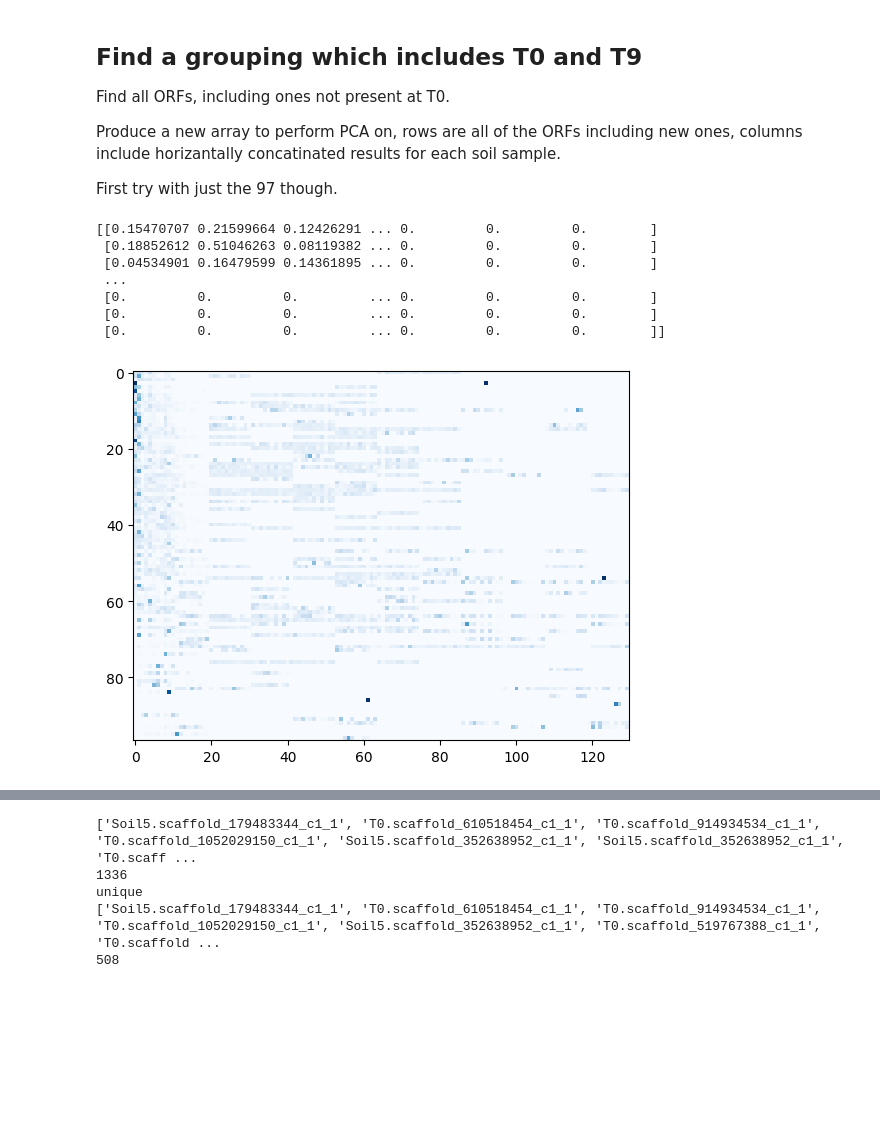
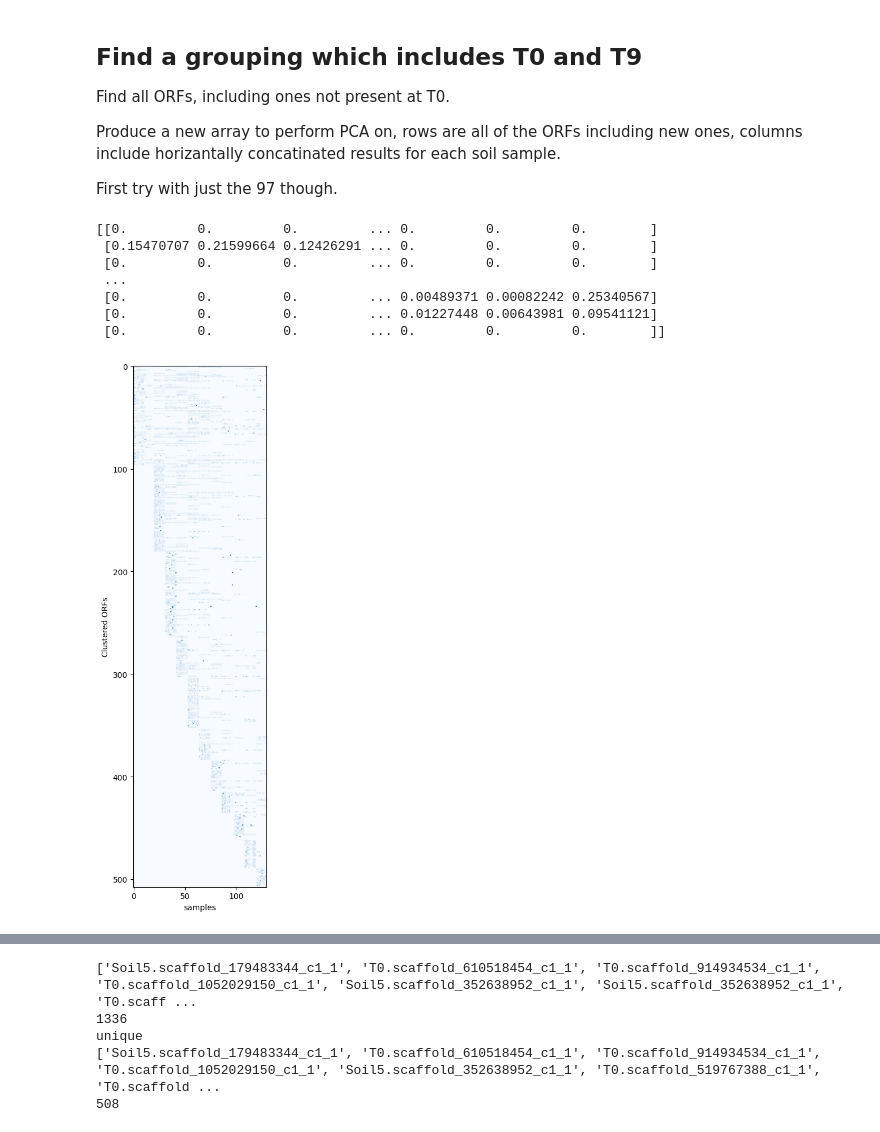
Before and after one commit to AddisonHowe/soil-metagenomics, a Jupyter notebook: organization.ipynb, the cells around one changed output, grey strips where cells are left out. Saved outputs shown, nothing was run; the diff lists cells and outputs as text; code cells hidden in the pictures; blank space fills up the shorter version.

Commit message:
Data for 0.8 271 variants

```diff
--- a/organization.ipynb
+++ b/organization.ipynb
@@ -402,13 +402,13 @@ Produce a new array to perform PCA on, rows are all of the ORFs including new on
 
 First try with just the 97 though.
 # %%
-clustered_data = pd.read_csv('out/clustered_data_nar.tsv', sep='\t', header=None)
-T0data = clustered_data.values
-data = T0data / T0data.sum(axis=1, keepdims=True)
+clustered_data = pd.read_csv('out/T0data_508_nar.tsv', sep='\t', header=None)
+data = clustered_data.values
+data = data / data.sum(axis=1, keepdims=True)
 
 
 for soil in soils:
-    filename = f"out/{soil}data.tsv"  # Construct the filename
+    filename = f"out/{soil}data_508_nar.tsv"  # Construct the filename
     df = pd.read_csv(filename, sep='\t', header = None)
     df = df.values
     df = df / df.sum(axis = 1, keepdims=True)
@@ -416,55 +416,70 @@ for soil in soils:
 
 data = np.nan_to_num(data, nan = 0)
 print(data)
 
-
+plt.figure(figsize=(15,12))
 plt.imshow(data, cmap = 'Blues')
+plt.xlabel('samples')
+plt.ylabel('Clustered ORFs')
 
 from sklearn.decomposition import PCA
 from sklearn.preprocessing import StandardScaler
 
 scaler = StandardScaler()
 scaled_data = scaler.fit_transform(data)
 
-pca = PCA(n_components=2)
+pca = PCA(n_components=10)
 principal_components = pca.fit_transform(scaled_data)
 
-group1 = [] #the group of variants with a positive first compenent
-group2 = [] #the group of variants with a negative first component, positive second componenet
-group3 = [] #the group of variants with a negative first component, negative second componenet
+# Generate colors based on row index
+row_indices = np.arange(principal_components.shape[0])
+colors = plt.cm.seismic(row_indices / row_indices.max())
 
 # Plot the first two principal components with row index labels
 plt.figure(figsize=(10, 8))
 for i in range(principal_components.shape[0]):
-    if principal_components[i, 0] > 0:
-        plt.scatter(principal_components[i, 0], principal_components[i, 1], color='blue')
-        plt.text(principal_components[i, 0] + 0.1, principal_components[i, 1] + 0.1 , str(i), fontsize=8, ha='right', va='bottom')
-        group1.append(i)
-    elif principal_components[i, 1] > 0:
-        plt.scatter(principal_components[i, 0], principal_components[i, 1], color='red')
-        plt.text(principal_components[i, 0] + 0.1, principal_components[i, 1] + 0.1 , str(i), fontsize=8, ha='right', va='bottom')
-        group2.append(i)
-    else:
-        plt.scatter(principal_components[i, 0], principal_components[i, 1], color='grey')
-        plt.text(principal_components[i, 0] + 0.1, principal_components[i, 1] + 0.1 , str(i), fontsize=8, ha='right', va='bottom')
-        group3.append(i)
+    plt.scatter(principal_components[i, 0], principal_components[i, 1], color=colors[i])
+    plt.text(principal_components[i, 0] + 0.1, principal_components[i, 1] + 0.1 , str(i), fontsize=8, ha='right', va='bottom')
 
 
-plt.xlabel('Principal Component 1 (15%)')
-plt.ylabel('Principal Component 2 (12%)')
+plt.xlabel('Principal Component 1 (9%)')
+plt.ylabel('Principal Component 2 (7%)')
 plt.title('PCA of Gene Variants under Different pH Conditions')
 plt.grid(True)
 plt.tight_layout()
 plt.show()
 
+# Generate colors based on row index
+row_indices = np.arange(principal_components.shape[0])
+colors = plt.cm.seismic(row_indices / row_indices.max())
+
+# Plot the first two principal components with row index labels
+plt.figure(figsize=(10, 8))
+for i in range(principal_components.shape[0]):
+    if (principal_components[i, 0] < 0 and principal_components[i, 1] < 5 and principal_components[i, 1] > -4):
+        plt.scatter(principal_components[i, 0], principal_components[i, 1], color=colors[i])
+        plt.text(principal_components[i, 0] + 0.1, principal_components[i, 1] + 0.1 , str(i), fontsize=8, ha='right', va='bottom')
+
+
+plt.xlabel('Principal Component 1 (9%)')
+plt.ylabel('Principal Component 2 (7%)')
+plt.title('PCA of Gene Variants under Different pH Conditions')
+plt.xlim(-4, 0)
+plt.ylim(-4, 5)
+plt.grid(True)
+plt.tight_layout()
+plt.show()
+
+
+
 for i, ratio in enumerate(pca.explained_variance_ratio_, start=1):
     print(f"Principal Component {i}: {ratio * 100:.2f}%")
 # %% [output]
-[[0.15470707 0.21599664 0.12426291 ... 0.         0.         0.        ]
- [0.18852612 0.51046263 0.08119382 ... 0.         0.         0.        ]
- [0.04534901 0.16479599 0.14361895 ... 0.         0.         0.        ]
+[[0.         0.         0.         ... 0.         0.         0.        ]
+ [0.15470707 0.21599664 0.12426291 ... 0.         0.         0.        ]
+ [0.         0.         0.         ... 0.         0.         0.        ]
  ...
- [0.         0.         0.         ... 0.         0.         0.        ]
- [0.         0.         0.         ... 0.         0.         0.        ]
+ [0.         0.         0.         ... 0.00489371 0.00082242 0.25340567]
+ [0.         0.         0.         ... 0.01227448 0.00643981 0.09541121]
  [0.         0.         0.         ... 0.         0.         0.        ]]
-[figure, old version]
+[figure, new version]
```
Also changed, not shown: parts of 1 cell of this notebook, 14 other files.
